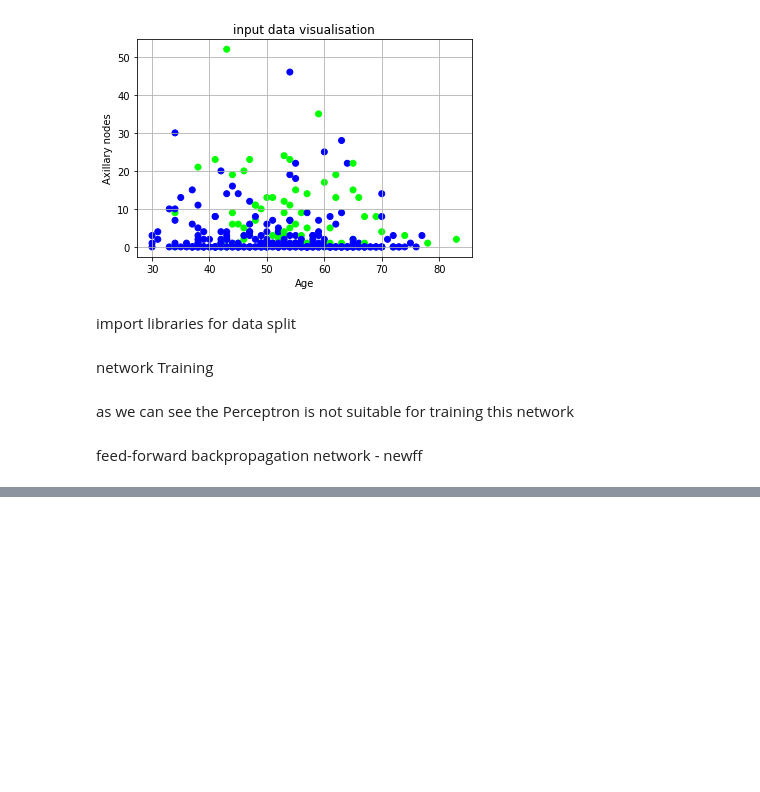
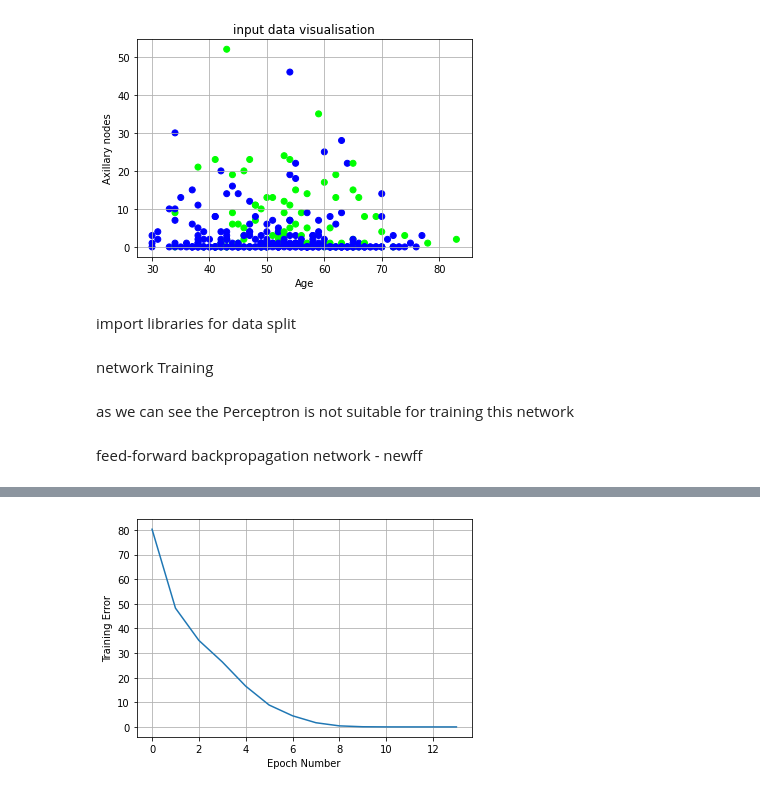
Before and after one commit to nikoshourdas/finalProject_Artificial_Neural_Networks, a Jupyter notebook: project tp4774.ipynb, the cells around one changed output, grey strips where cells are left out. Saved outputs shown, nothing was run; the diff lists cells and outputs as text; code cells hidden in the pictures; blank space fills up the shorter version.

```diff
--- a/project tp4774.ipynb
+++ b/project tp4774.ipynb
@@ -167 +162,10 @@ Epoch: 10; Error: 0.14498175826719273;
 The goal of learning is reached
+# %%
+# display graph of training error
+plt.plot(error)
+plt.xlabel("Epoch Number")
+plt.ylabel("Training Error")
+plt.grid(True)
+plt.show()
+# %% [output]
+[figure, added]
```
Also changed, not shown: parts of 1 cell of this notebook.
